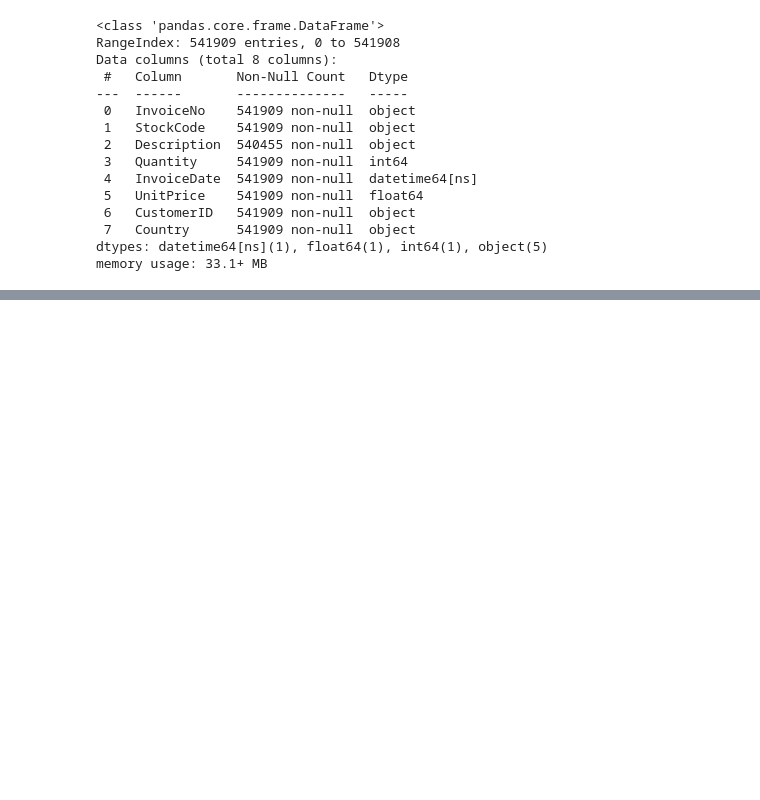
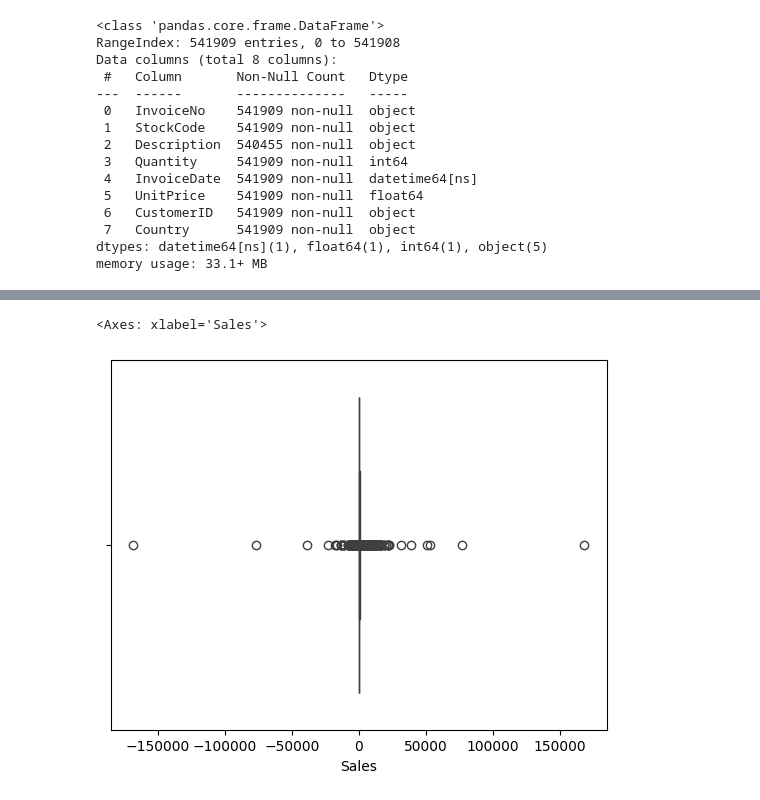
Before and after one commit to paulinaromanczuk/BD_AWDP_S1, a Jupyter notebook: online_retail_EDA.ipynb, the cells around one changed output, grey strips where cells are left out. Cells and saved outputs as stored; diff of their text form; code cells hidden in the pictures; blank space fills up the shorter version.

Commit message:
rozklad faktur

```diff
--- a/online_retail_EDA.ipynb
+++ b/online_retail_EDA.ipynb
@@ -81,0 +93,7 @@ df.query('Quantity == 80995 or Quantity==-80995')
+# %%
+# jaki jest rozklad wartosci faktur?
+
+df_summary_per_invoice = df.copy()
+df_summary_per_invoice['Sales'] = df_summary_per_invoice['Quantity']*df_summary_per_invoice['UnitPrice']
+# %%
+df_summary_per_invoice = df_summary_per_invoice.groupby('InvoiceNo')['Sales'].sum()
@@ -81,0 +132,5 @@ df.query('Quantity == 80995 or Quantity==-80995')
+# %%
+sns.boxplot(x=df_summary_per_invoice)
+# %% [output]
+<Axes: xlabel='Sales'>
+[figure, added]
```
Also changed, not shown: parts of 5 cells of this notebook.
